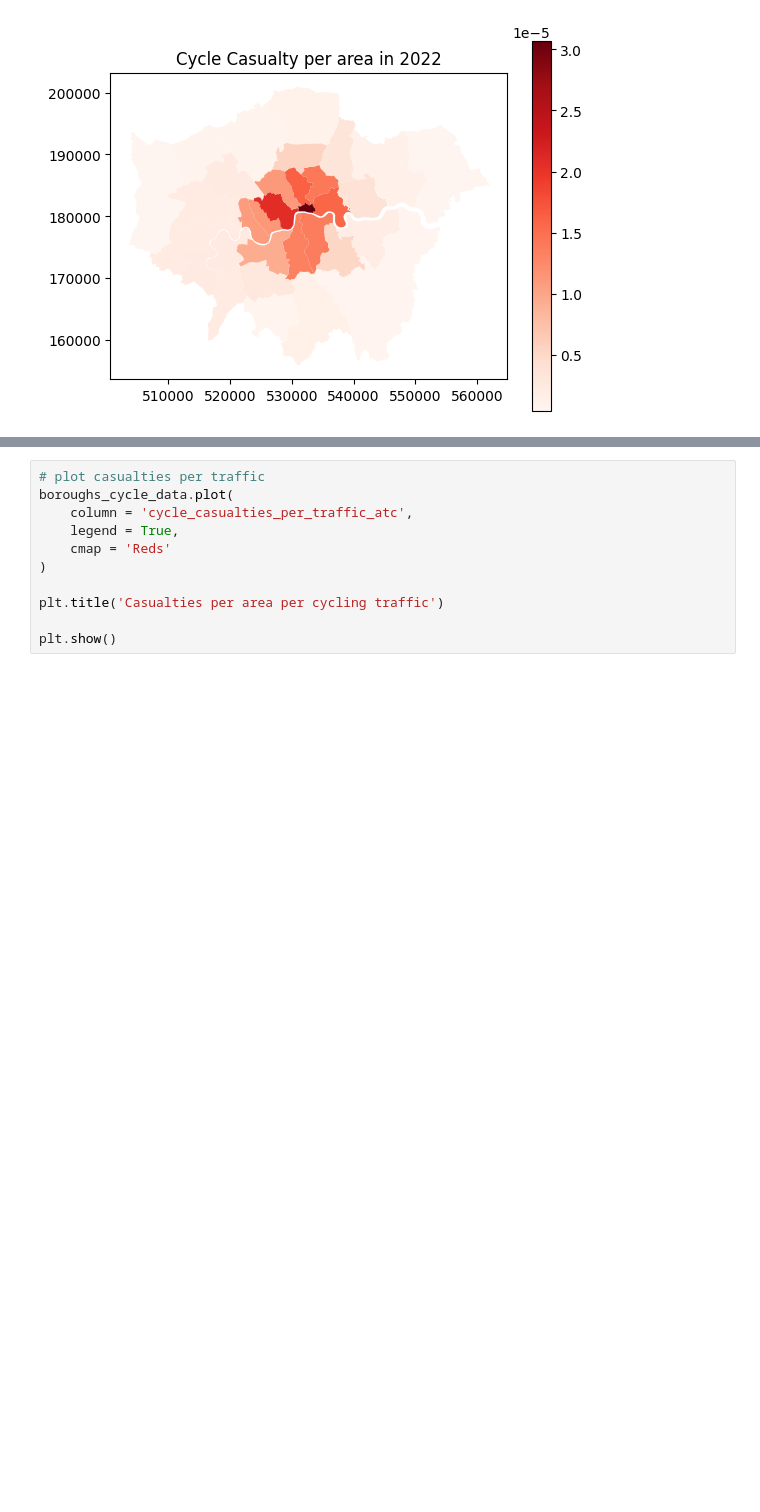
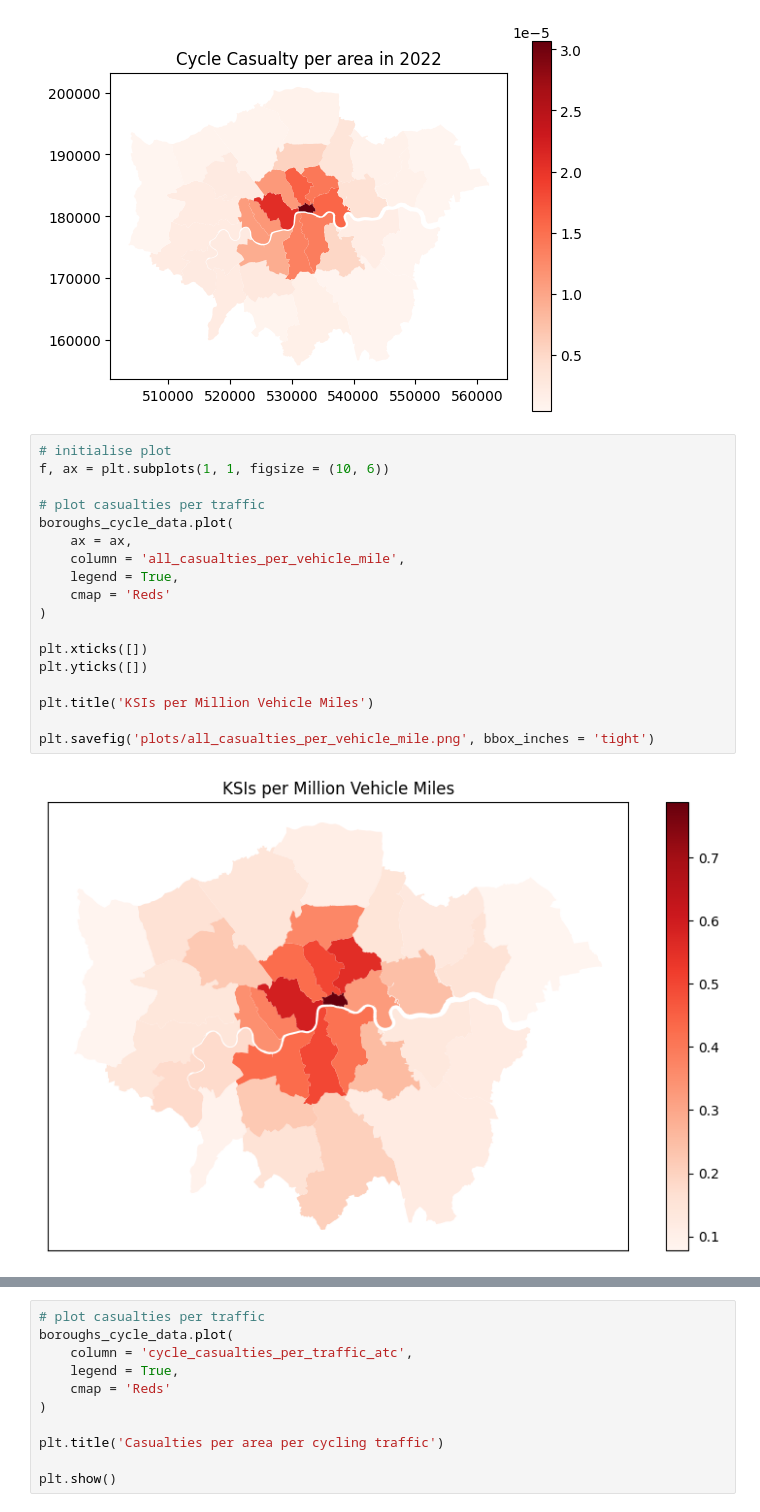
Before and after one commit to sokimura39/CUSP_Data_Dive, a Jupyter notebook: cycling_infrastructure.ipynb, the cells around one changed output, grey strips where cells are left out. Saved outputs shown, nothing was run; the diff lists cells and outputs as text; blank space fills up the shorter version.

```diff
--- a/cycling_infrastructure.ipynb
+++ b/cycling_infrastructure.ipynb
@@ -573,4 +573,24 @@ plt.title('Cycle Casualty per area in 2022')
 plt.show()
 # %% [output]
 [figure]
+# %%
+# initialise plot
+f, ax = plt.subplots(1, 1, figsize = (10, 6))
+
+# plot casualties per traffic
+boroughs_cycle_data.plot(
+    ax = ax,
+    column = 'all_casualties_per_vehicle_mile',
+    legend = True,
+    cmap = 'Reds'
+)
+
+plt.xticks([])
+plt.yticks([])
+
+plt.title('KSIs per Million Vehicle Miles')
+
+plt.savefig('plots/all_casualties_per_vehicle_mile.png', bbox_inches = 'tight')
+# %% [output]
+[figure, added]
 # %%
```
Also changed, not shown: parts of 8 cells of this notebook, 3 other files.
